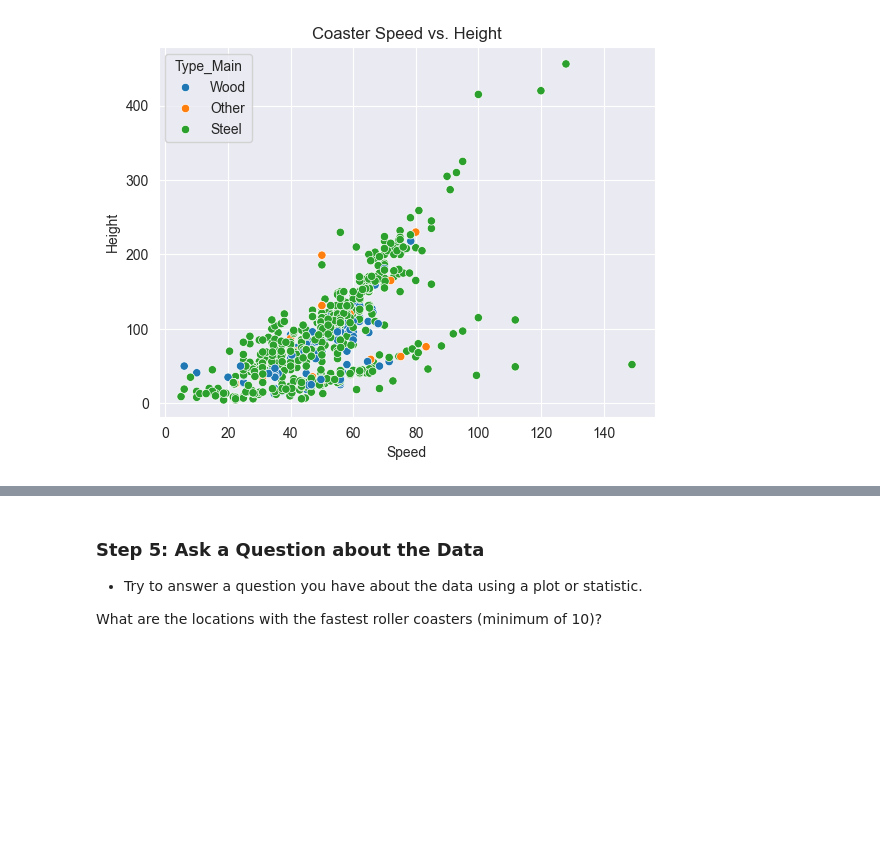
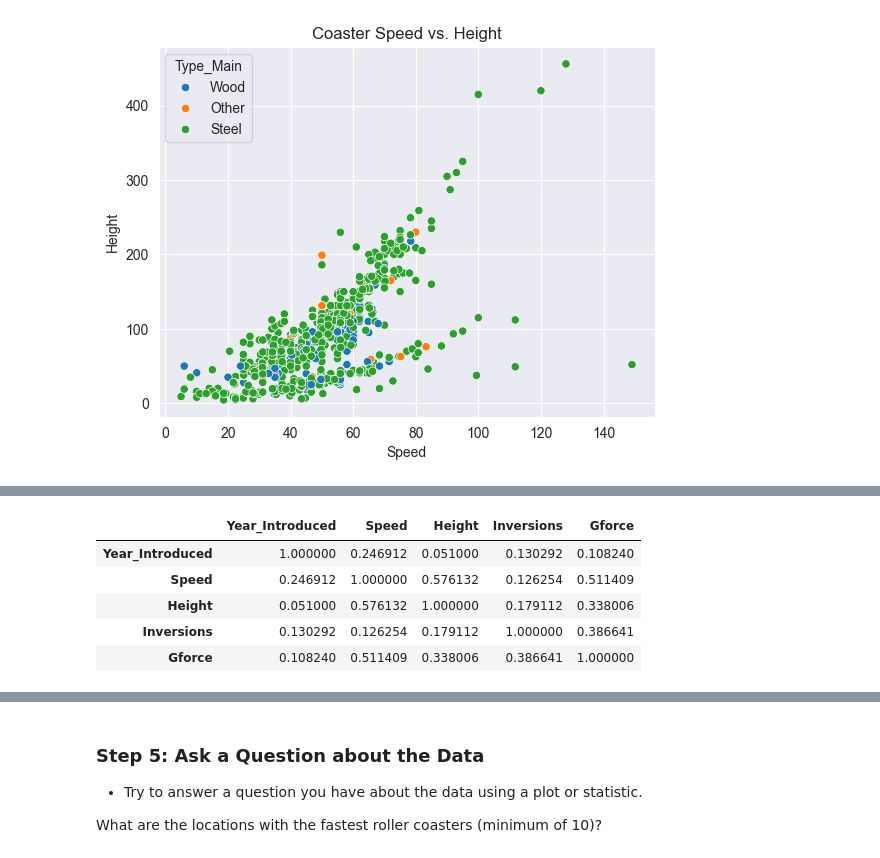
Before and after one commit to YuliiaChorna1/DS-02.1-Statistics-Pandas-, a Jupyter notebook: 2.2_extra_lesson.ipynb, the cells around one changed output, grey strips where cells are left out. Saved outputs shown, nothing was run; the diff lists cells and outputs as text; code cells hidden in the pictures; blank space fills up the shorter version.

```diff
--- a/2.2_extra_lesson.ipynb
+++ b/2.2_extra_lesson.ipynb
@@ -349,0 +364,10 @@ plt.show()
+# %%
+df2_corr = df2[['Year_Introduced', 'Speed', 'Height', 'Inversions', 'Gforce']].dropna().corr()
+df2_corr
+# %% [output]
+|  | Year_Introduced | Speed | Height | Inversions | Gforce |
+| Year_Introduced | 1.000000 | 0.246912 | 0.051000 | 0.130292 | 0.108240 |
+| Speed | 0.246912 | 1.000000 | 0.576132 | 0.126254 | 0.511409 |
+| Height | 0.051000 | 0.576132 | 1.000000 | 0.179112 | 0.338006 |
+| Inversions | 0.130292 | 0.126254 | 0.179112 | 1.000000 | 0.386641 |
+| Gforce | 0.108240 | 0.511409 | 0.338006 | 0.386641 | 1.000000 |
```
Also changed, not shown: parts of 6 cells of this notebook.
